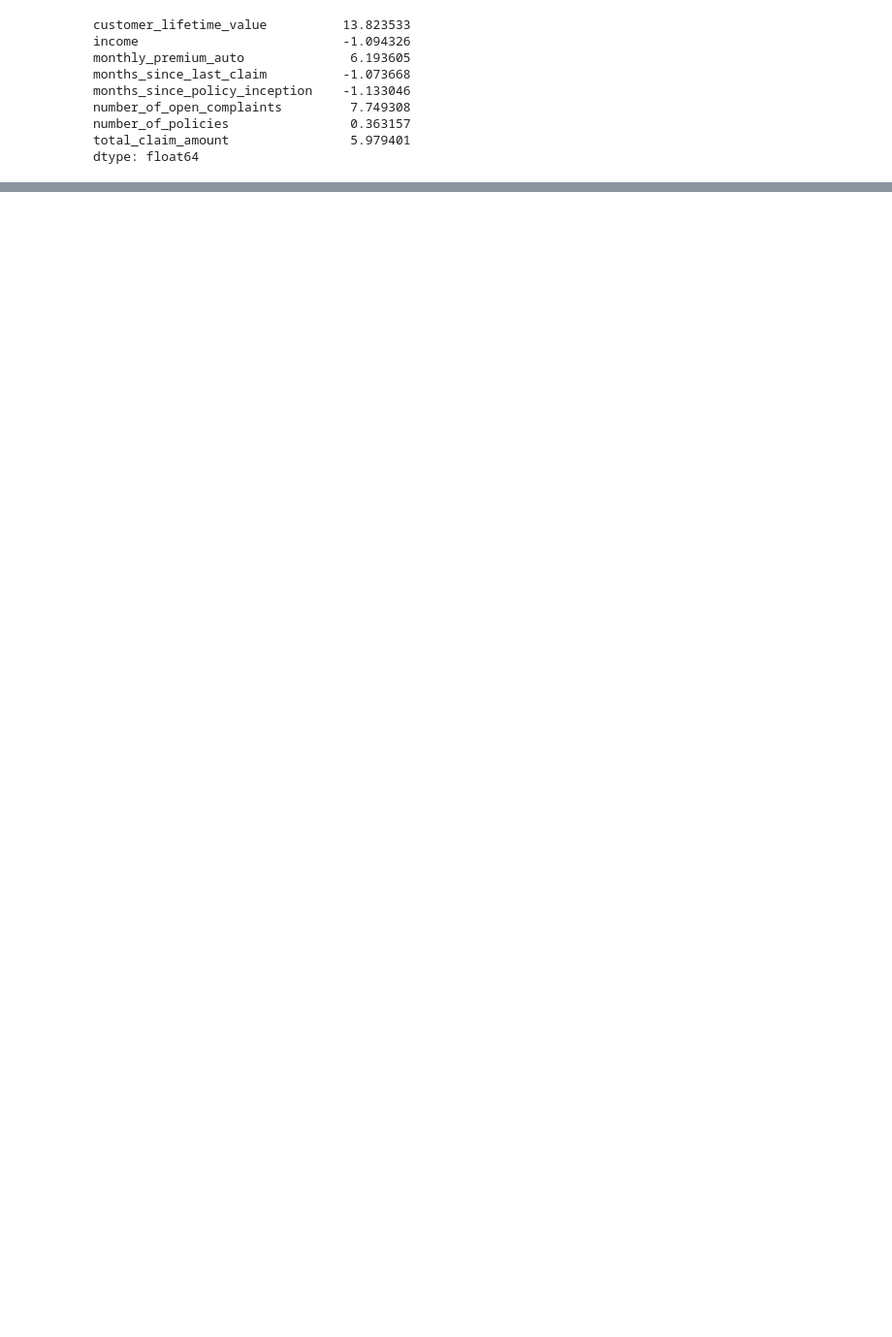
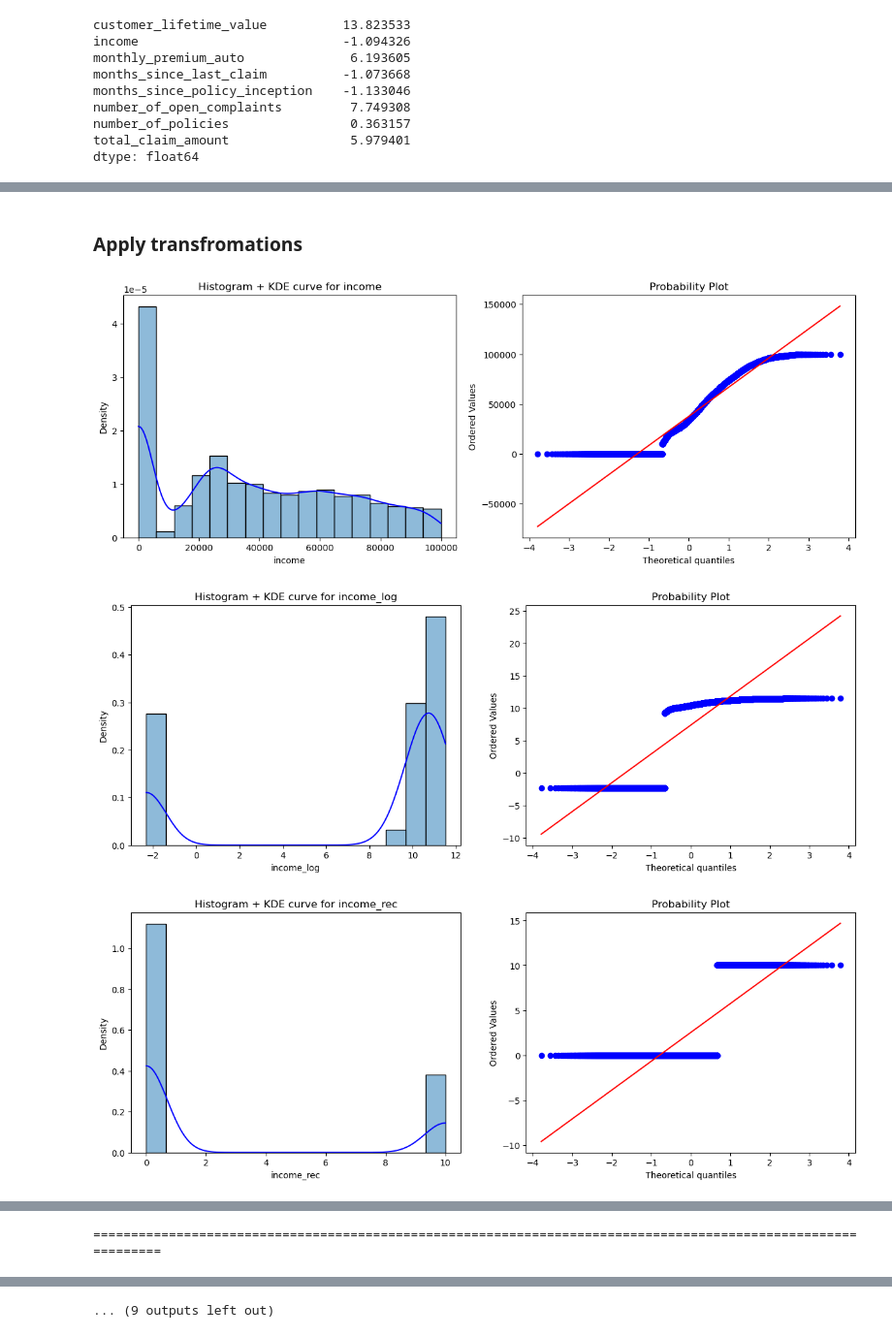
Before and after one commit to nataschaberg/linear-regression-lab, a Jupyter notebook: lab-6.ipynb, the cells around one changed output, grey strips where cells are left out. Shown at 97% size. Cells and saved outputs as stored; diff of their text form; code cells hidden in the pictures; blank space fills up the shorter version.

```diff
--- a/lab-6.ipynb
+++ b/lab-6.ipynb
@@ -59,0 +155,6 @@ dtype: float64
+# %%
+relevant_nums = list(numericals.skew().sort_values().index)[2:]
+relevant_nums.remove(TARGET)
+relevant_nums.remove('number_of_open_complaints')
+relevant_nums.remove('number_of_policies')
+relevant_nums
@@ -199,0 +175,10 @@ apply_all_transformations(df, 'total_claim_amount')
+# %% [markdown]
+### Apply transfromations
+# %%
+for col in relevant_nums:
+    apply_all_transformations(df, col)
+    print('='*110)
+# %% [output]
+[figure, added]
+[figure, added]
+[figure, added]
@@ -199,0 +188 @@ apply_all_transformations(df, 'total_claim_amount')
+==============================================================================================================
@@ -199,0 +194 @@ apply_all_transformations(df, 'total_claim_amount')
+... (9 outputs left out)
```
Also changed, not shown: parts of 36 cells of this notebook.
